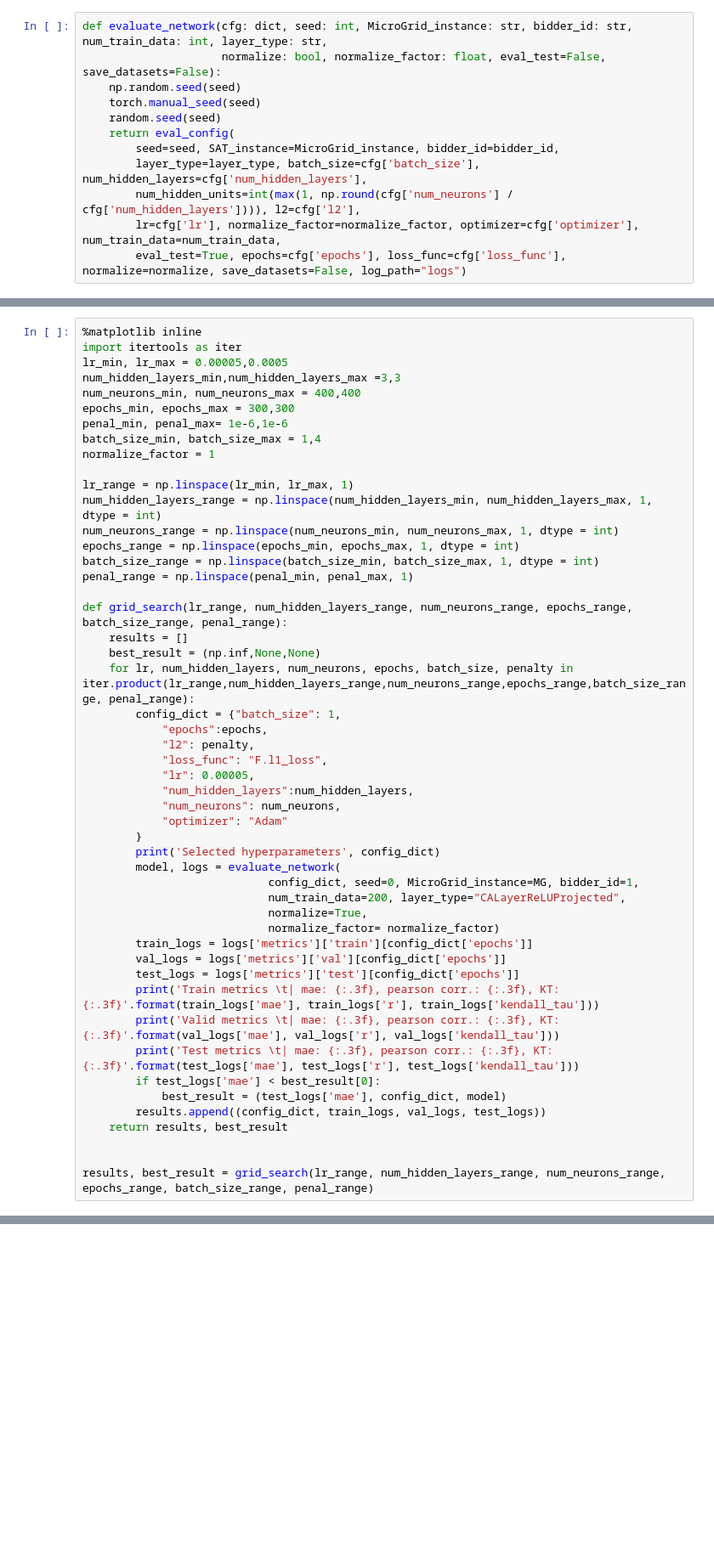
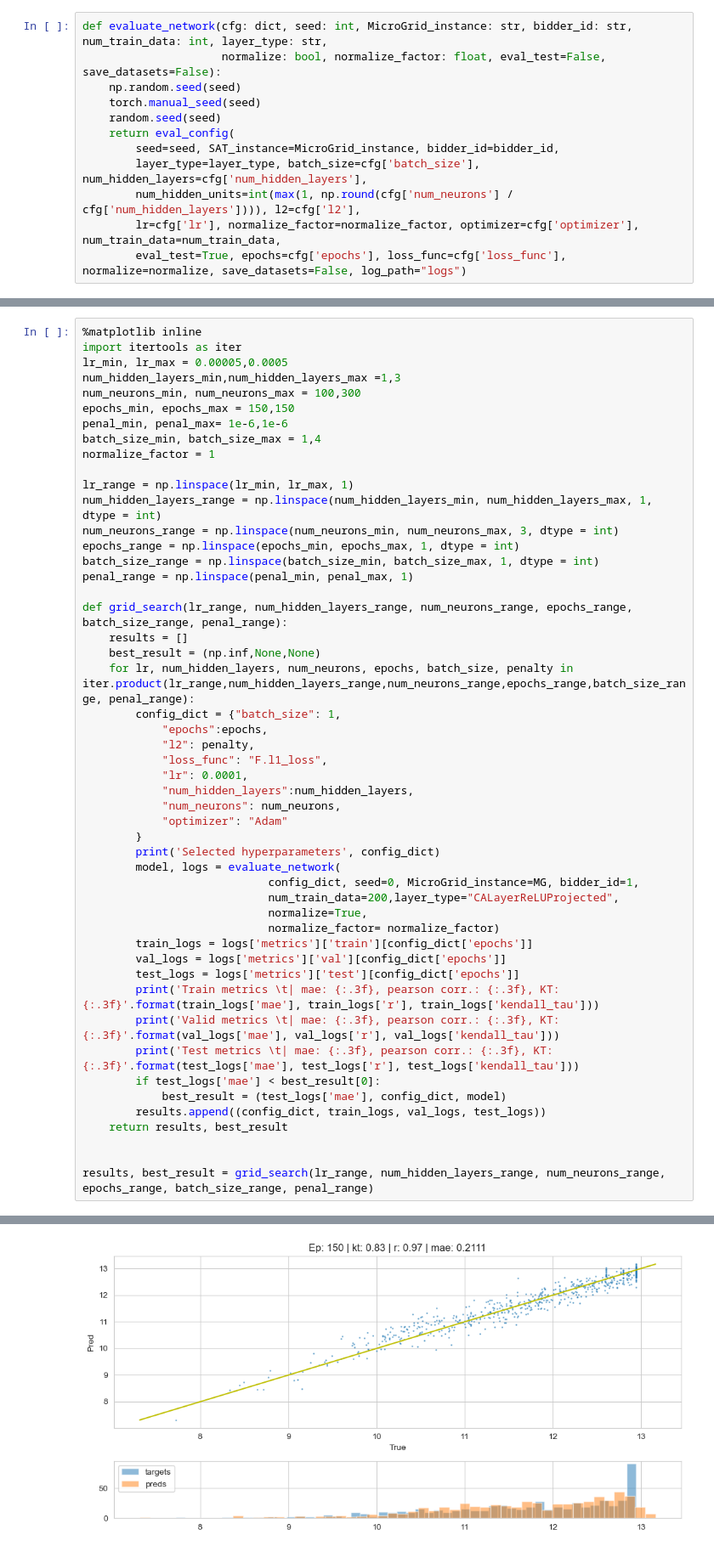
Before and after one commit to paplessix/MLICA-for-elec, a Jupyter notebook: use_case/Grid_search.ipynb, the cells around one changed output, grey strips where cells are left out. Shown at 85% size. Cells and saved outputs as stored; diff of their text form; blank space fills up the shorter version.

```diff
--- a/use_case/Grid_search.ipynb
+++ b/use_case/Grid_search.ipynb
@@ -93,16 +93,16 @@ Test metrics    | pearson corr.: 0.000, KT: nan
 %matplotlib inline
 import itertools as iter
 lr_min, lr_max = 0.00005,0.0005
-num_hidden_layers_min,num_hidden_layers_max =3,3
-num_neurons_min, num_neurons_max = 400,400
-epochs_min, epochs_max = 300,300
+num_hidden_layers_min,num_hidden_layers_max =1,3
+num_neurons_min, num_neurons_max = 100,300
+epochs_min, epochs_max = 150,150
 penal_min, penal_max= 1e-6,1e-6
 batch_size_min, batch_size_max = 1,4
 normalize_factor = 1
 
 lr_range = np.linspace(lr_min, lr_max, 1)
 num_hidden_layers_range = np.linspace(num_hidden_layers_min, num_hidden_layers_max, 1, dtype = int)
-num_neurons_range = np.linspace(num_neurons_min, num_neurons_max, 1, dtype = int)
+num_neurons_range = np.linspace(num_neurons_min, num_neurons_max, 3, dtype = int)
 epochs_range = np.linspace(epochs_min, epochs_max, 1, dtype = int)
 batch_size_range = np.linspace(batch_size_min, batch_size_max, 1, dtype = int)
 penal_range = np.linspace(penal_min, penal_max, 1)
@@ -115,7 +115,7 @@ def grid_search(lr_range, num_hidden_layers_range, num_neurons_range, epochs_ran
             "epochs":epochs,
             "l2": penalty,
             "loss_func": "F.l1_loss",
-            "lr": 0.00005,
+            "lr": 0.0001,
             "num_hidden_layers":num_hidden_layers,
             "num_neurons": num_neurons,
             "optimizer": "Adam"
@@ -123,7 +123,7 @@ def grid_search(lr_range, num_hidden_layers_range, num_neurons_range, epochs_ran
         print('Selected hyperparameters', config_dict)
         model, logs = evaluate_network(
                             config_dict, seed=0, MicroGrid_instance=MG, bidder_id=1,
-                            num_train_data=200, layer_type="CALayerReLUProjected",
+                            num_train_data=200,layer_type="CALayerReLUProjected",
                             normalize=True,
                             normalize_factor= normalize_factor)
         train_logs = logs['metrics']['train'][config_dict['epochs']]
@@ -144,2 +144,3 @@ Selected hyperparameters {'batch_size': 1, 'epochs': 200, 'l2': 1e-06, 'loss_fun
 (1000, 25)
 (200, 24) (200,) (200, 24) (200,) (600, 24) (600,)
+[figure, added]
```
Also changed, not shown: parts of 7 cells of this notebook, 5 other files.
